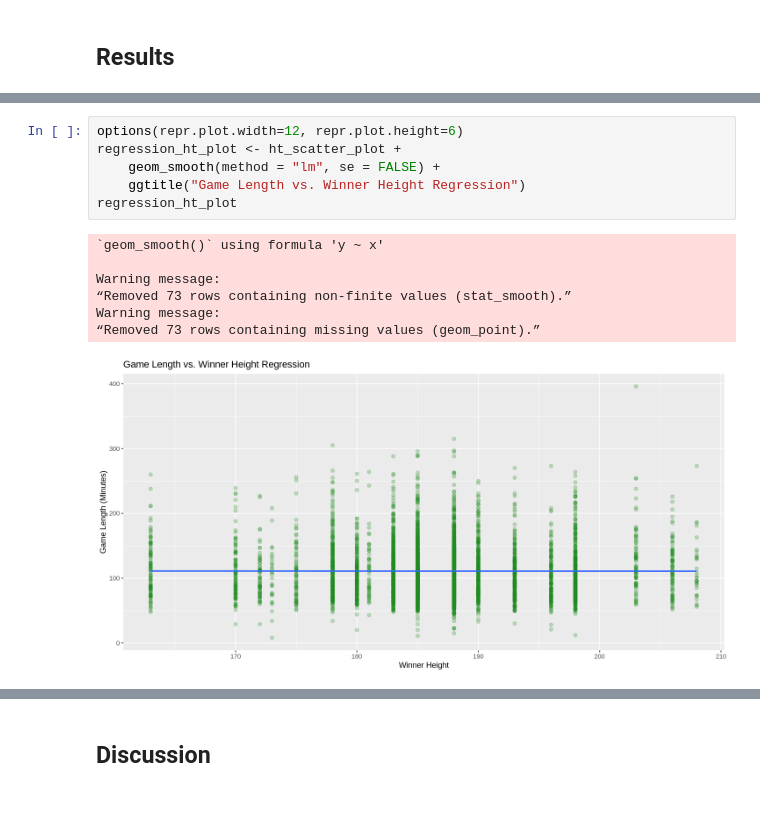
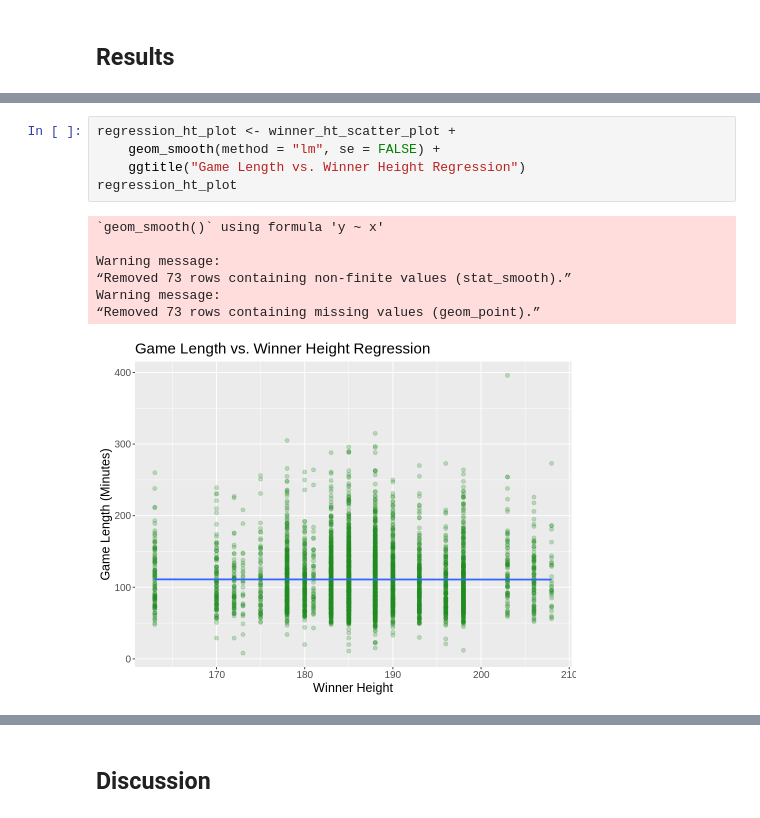
Before and after one commit to keelbeier/dsci100-group69, a Jupyter notebook: group_project_report.ipynb, the cells around one changed output, grey strips where cells are left out. Cells and saved outputs as stored; diff of their text form.

```diff
--- a/group_project_report.ipynb
+++ b/group_project_report.ipynb
@@ -206,14 +255,13 @@ Warning message:
 # %%
-options(repr.plot.width=12, repr.plot.height=6)
-regression_ht_plot <- ht_scatter_plot +
+regression_ht_plot <- winner_ht_scatter_plot +
     geom_smooth(method = "lm", se = FALSE) +
     ggtitle("Game Length vs. Winner Height Regression")
 regression_ht_plot
 # %% [output]
 `geom_smooth()` using formula 'y ~ x'
 
 Warning message:
 “Removed 73 rows containing non-finite values (stat_smooth).”
 Warning message:
 “Removed 73 rows containing missing values (geom_point).”
-[figure, old version]
+[figure, new version]
```
Also changed, not shown: parts of 7 cells of this notebook.
